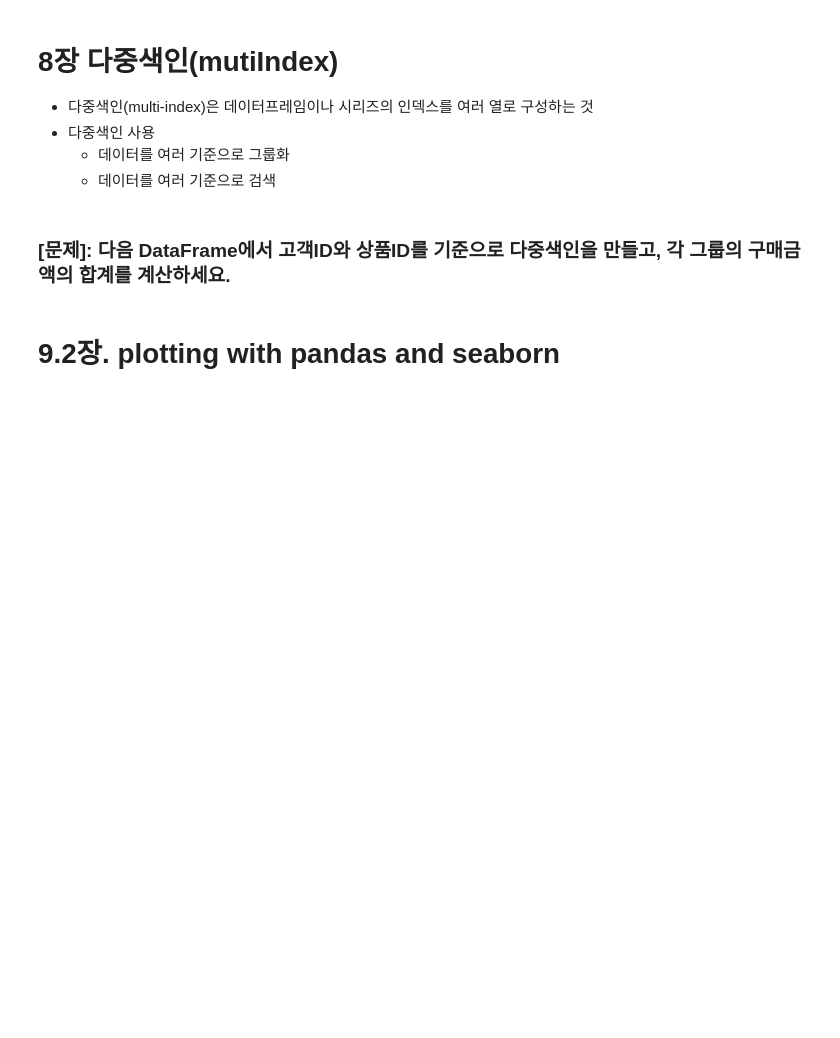
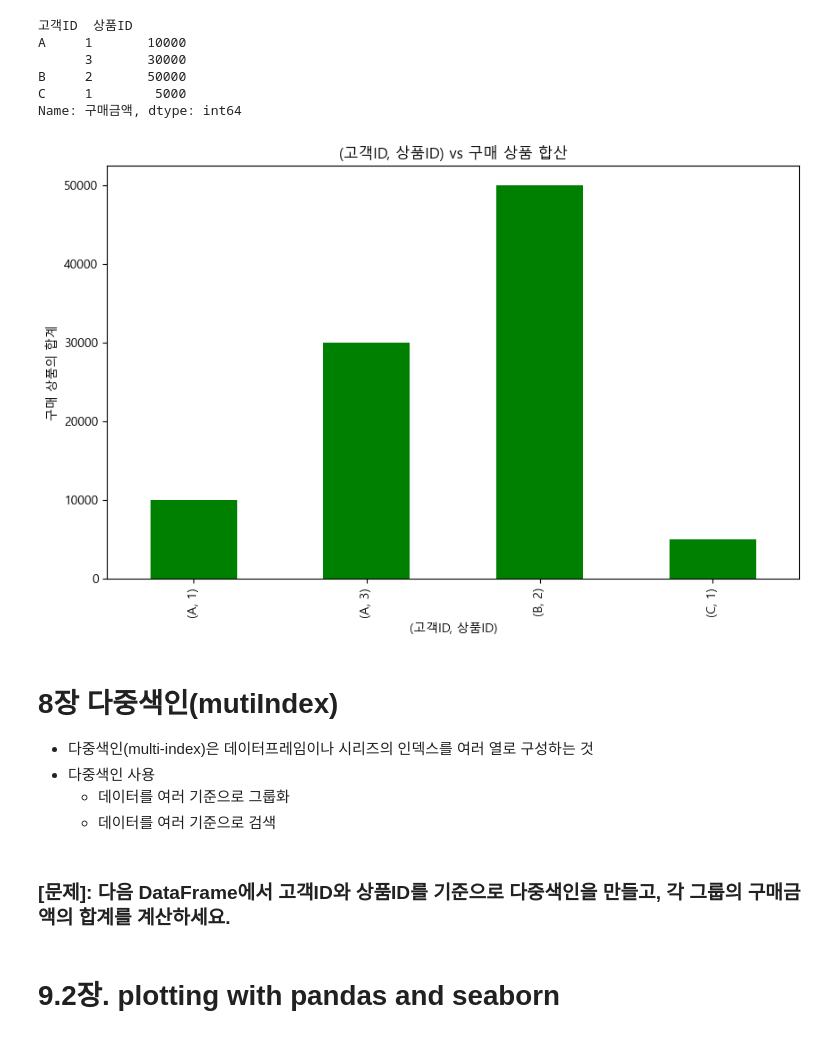
Before and after one commit to 20190793-Kang-Seung-Ri/myBigData, a Jupyter notebook: 2. 기말고사/0430 data_analysis_4_30_class.ipynb, the cells around one changed output. Saved outputs shown, nothing was run; the diff lists cells and outputs as text; code cells hidden in the pictures; blank space fills up the shorter version.

```diff
--- a/2. 기말고사/0430 data_analysis_4_30_class.ipynb
+++ b/2. 기말고사/0430 data_analysis_4_30_class.ipynb
@@ -158,14 +281,22 @@ plt.show()
 # %%
 # 6) 고객ID와 상품ID를 기준으로 그룹화하여 구매금액의 합계를 계산하고, 막대그래프로 시각화(hint : groupby())
 grouped_df = df.groupby(["고객ID", "상품ID"])["구매금액"].sum()
-print(grouped_df )
-# grouped_df.index
+print(grouped_df)
 
-grouped_df.plot(kind = "bar", color = "green") # !!!
+grouped_df.plot(kind = "bar", color = "green")
 
-plt.xlabel(" (고객ID, 상품ID) ")
+plt.xlabel("(고객ID, 상품ID)")
 plt.ylabel("구매 상품의 합계")
-plt.title(" (고객ID, 상품ID) vs. 구매 상품 합산")lt.show()
+plt.title("(고객ID, 상품ID) vs 구매 상품 합산")
+plt.show()
+# %% [output]
+고객ID  상품ID
+A     1       10000
+      3       30000
+B     2       50000
+C     1        5000
+Name: 구매금액, dtype: int64
+[figure, added]
 # %% [markdown]
 # 8장 다중색인(mutiIndex)
 * 다중색인(multi-index)은 데이터프레임이나 시리즈의 인덱스를 여러 열로 구성하는 것
```
Also changed, not shown: parts of 14 cells of this notebook, 8 other files.
